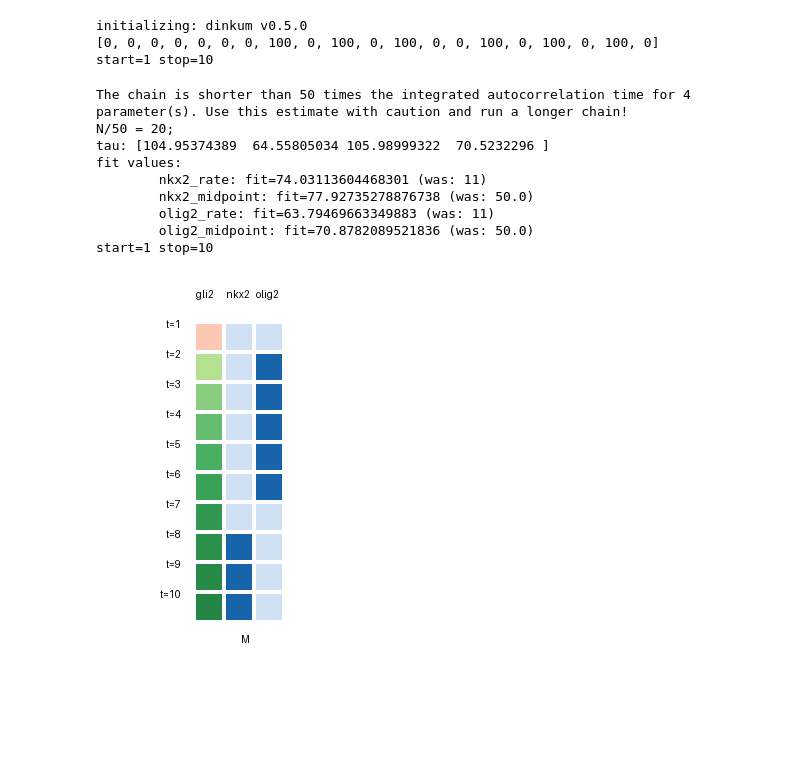
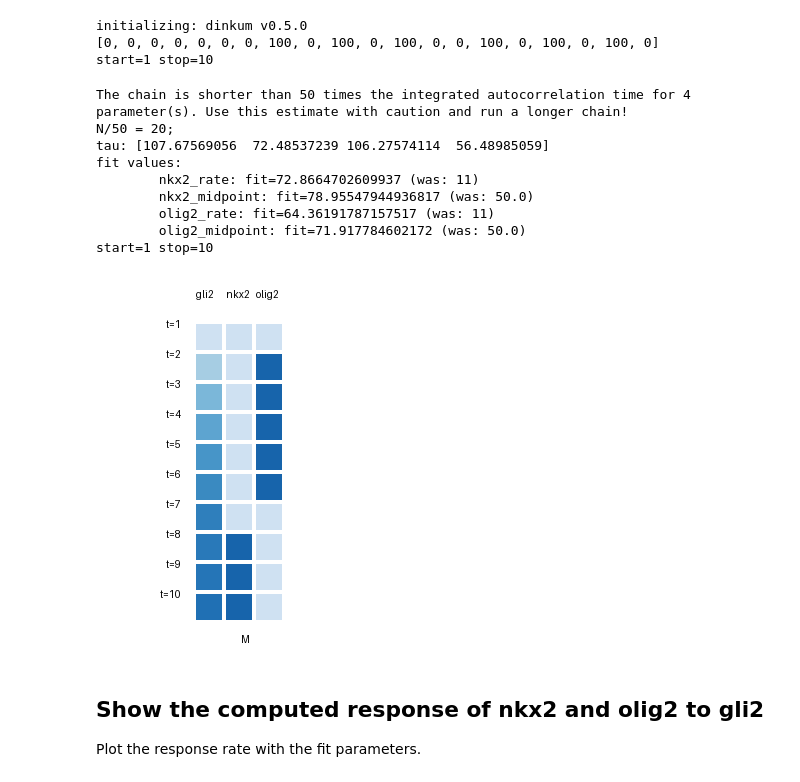
Before and after one commit to ctb/2025-experimental-dinkum-notebooks, a Jupyter notebook: briscoe-shh-repression.ipynb, the cells around one changed output. Drawn from its saved outputs; the diff is of its cells as text; code cells hidden in the pictures; blank space fills up the shorter version.

```diff
--- a/briscoe-shh-repression.ipynb
+++ b/briscoe-shh-repression.ipynb
@@ -114,62 +28,64 @@ dinkum.reset()
 
 m = Tissue(name='M')
 
-shh = Ligand(name='shh')
-gli2 = Receptor(name='gli2', ligand=shh)
+# for now, just make this a straight up TF, instead of a receptor
+gli2 = Gene(name='gli2')
 
 nkx2 = Gene(name='nkx2')
 olig2 = Gene(name='olig2')
-pax6 = Gene(name='pax6')
-irx3 = Gene(name='irx3')
 ubiq = Gene(name='ubiq')
 
+# for the moment, ignore other genes
+#pax6 = Gene(name='pax6')
+#irx3 = Gene(name='irx3')
 
-# CTB: make it possible to do ligand => receptor level communication
-#shh.custom_activation(state_fn=growth_fn_shh)
-shh.is_present(where=m, start=1)
-gli2.custom_activation(state_fn=growth_fn_gli2)
+# supply ubiquitous activator:
 ubiq.is_present(where=m, start=1)
 
-irx3.custom2(LogisticMultiRepressor(activator_name='ubiq',
-                                    repressor_names=['nkx2', 'olig2'],
-                                    weights=[0.6, 0.4],
-#                                    weights=[1, 1],
-                                    rate=50))
+# have gli2 grow slowly over time
+gli2.custom2(Growth(start_time=1, rate=0.25, initial_level=0, tissue=m))
 
-pax6.custom2(LogisticMultiRepressor(activator_name='ubiq',
-                                    repressor_names=['nkx2', 'olig2'],
-                                    weights=[0.4, 0.6],
-#                                    weights=[1, 1],
-                                    rate=50))
+# use a logistic activation function for nkx2, based solely on gli2 levels:
+nkx2.custom2(LogisticActivator(activator_name='gli2'))
 
-nkx2.custom2(LogisticActivator(activator_name='gli2'))
+# use a ubiquitous activator
 olig2.custom2(LogisticRepressor(activator_name='ubiq', repressor_name='gli2'))
 
+# our desired pattern of expression over time:
+# at low gli2, nkx2 is off, and then turns on at high nkx2
 nkx2_goal = [0]*7 + [100]*3
+# at low gli2, olig2 is on, and then turns off.
 olig2_goal = [0]*3 + [100]*3 + [0]*4
 
+# make the "total goal"
 total_goal = list(chain.from_iterable(zip(nkx2_goal, olig2_goal)))
 print(total_goal)
 
+# run fit:
 run_lmfit(1, 10, total_goal, [nkx2, olig2], method='emcee')
 
+# show results!
 display_fn, conc_df, active_df = dinkum.run_and_display_df(start=1, stop=10,
-                                                           gene_names=['gli2', 'nkx2', 'olig2']) #, 'pax6', 'irx3'])
+                                                           gene_names=['gli2', 'nkx2', 'olig2'])
 display_fn
 # %% [output]
 initializing: dinkum v0.5.0
 [0, 0, 0, 0, 0, 0, 0, 100, 0, 100, 0, 100, 0, 0, 100, 0, 100, 0, 100, 0]
 start=1 stop=10
 The chain is shorter than 50 times the integrated autocorrelation time for 4 parameter(s). Use this estimate with caution and run a longer chain!
 N/50 = 20;
-tau: [104.95374389  64.55805034 105.98999322  70.5232296 ]
+tau: [107.67569056  72.48537239 106.27574114  56.48985059]
 fit values:
-        nkx2_rate: fit=74.03113604468301 (was: 11)
-        nkx2_midpoint: fit=77.92735278876738 (was: 50.0)
-        olig2_rate: fit=63.79469663349883 (was: 11)
-        olig2_midpoint: fit=70.8782089521836 (was: 50.0)
+        nkx2_rate: fit=72.8664702609937 (was: 11)
+        nkx2_midpoint: fit=78.95547944936817 (was: 50.0)
+        olig2_rate: fit=64.36191787157517 (was: 11)
+        olig2_midpoint: fit=71.917784602172 (was: 50.0)
 start=1 stop=10
-[figure, old version]
+[figure, new version]
+# %% [markdown]
+## Show the computed response of nkx2 and olig2 to gli2
+
+Plot the response rate with the fit parameters.
 # %%
 xvals, yvals_nkx2 = calc_response_1d(timepoint=2, target_gene_name='nkx2', variable_gene_name='gli2')
 plt.plot(xvals, yvals_nkx2, label='nkx2 response to gli2')
```
Also changed, not shown: parts of 5 cells of this notebook, 1 other file.
